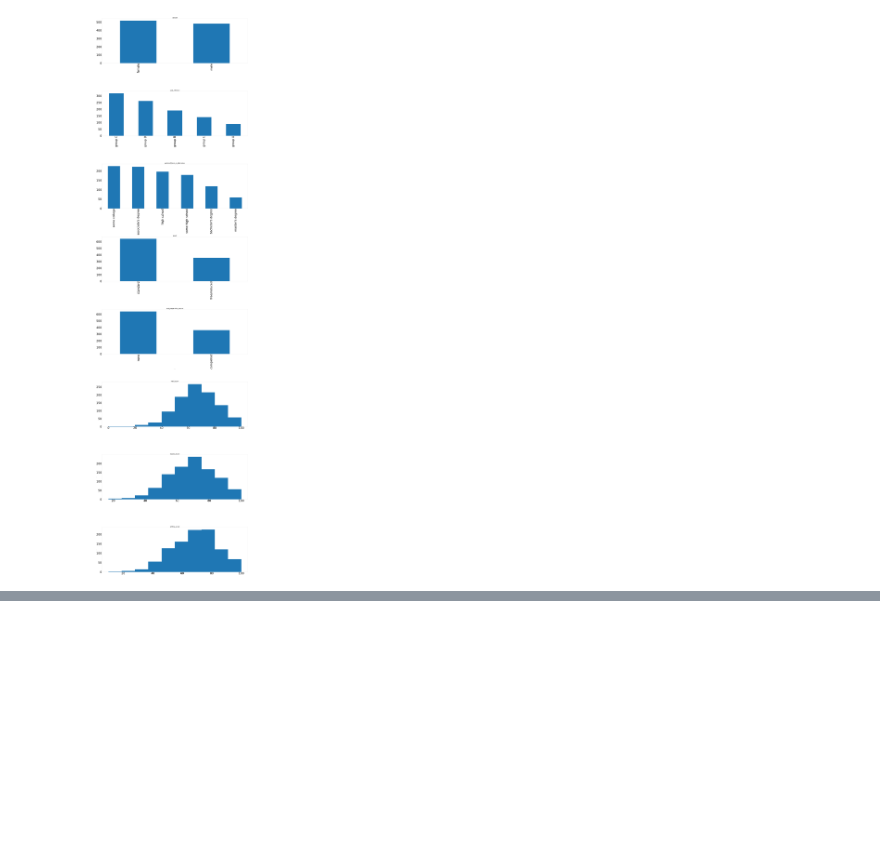
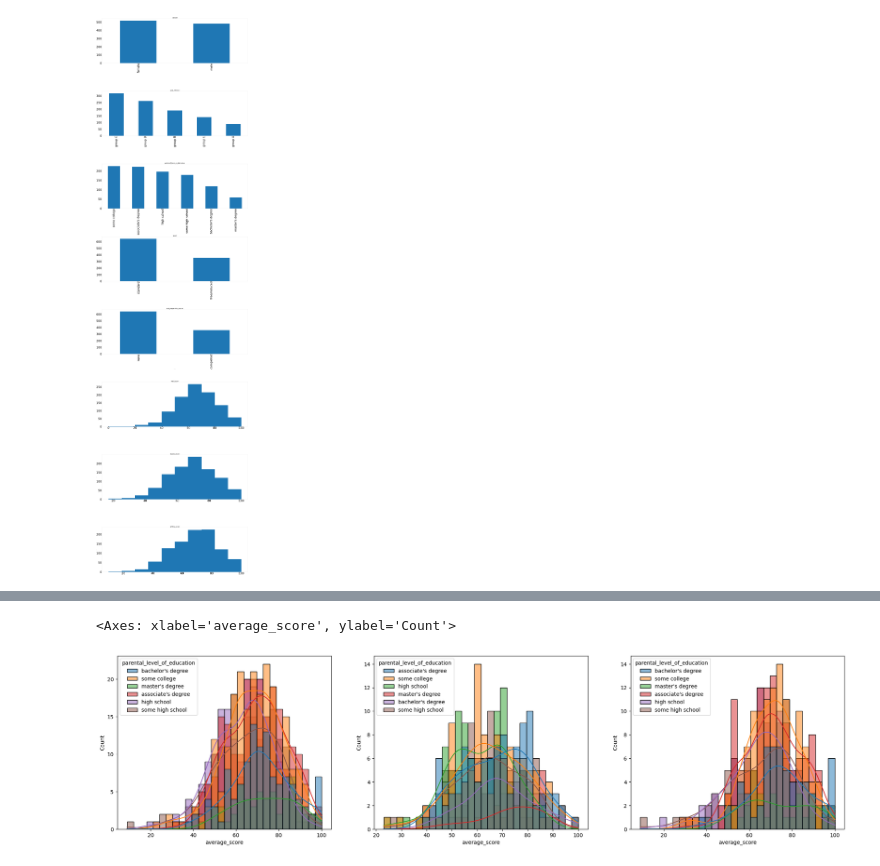
Before and after one commit to vs-mle/mlproject, a Jupyter notebook: notebook/EDA.ipynb, the cells around one changed output, grey strips where cells are left out. Cells and saved outputs as stored; diff of their text form; code cells hidden in the pictures; blank space fills up the shorter version.

```diff
--- a/notebook/EDA.ipynb
+++ b/notebook/EDA.ipynb
@@ -171,0 +222,11 @@ ColumnDistribution(df)
+# %%
+fig, axes = plt.subplots(1,3, figsize=(25,6))
+plt.subplot(131)
+sns.histplot(data=df, x = 'average_score', bins=30, kde=True, hue='parental_level_of_education')
+plt.subplot(132)
+sns.histplot(data=df[df.gender=='male'], x = 'average_score', bins=30, kde=True, hue='parental_level_of_education')
+plt.subplot(133)
+sns.histplot(data=df[df.gender=='female'], x = 'average_score', bins=30, kde=True, hue='parental_level_of_education')
+# %% [output]
+<Axes: xlabel='average_score', ylabel='Count'>
+[figure, added]
```
Also changed, not shown: parts of 14 cells of this notebook, 5 other files.
